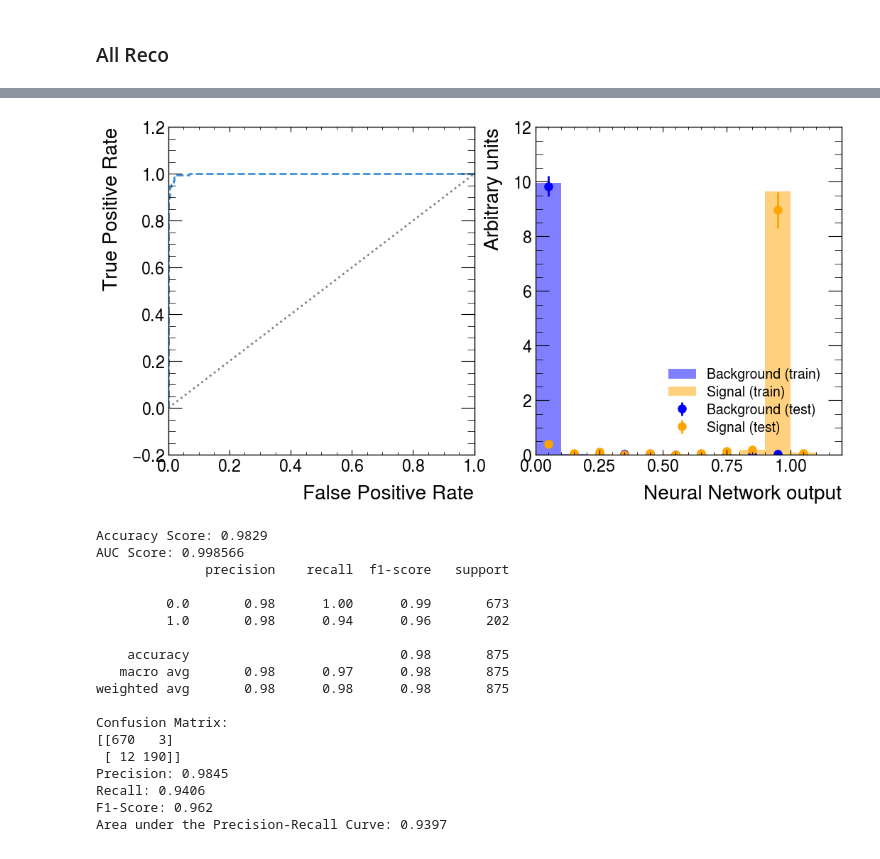
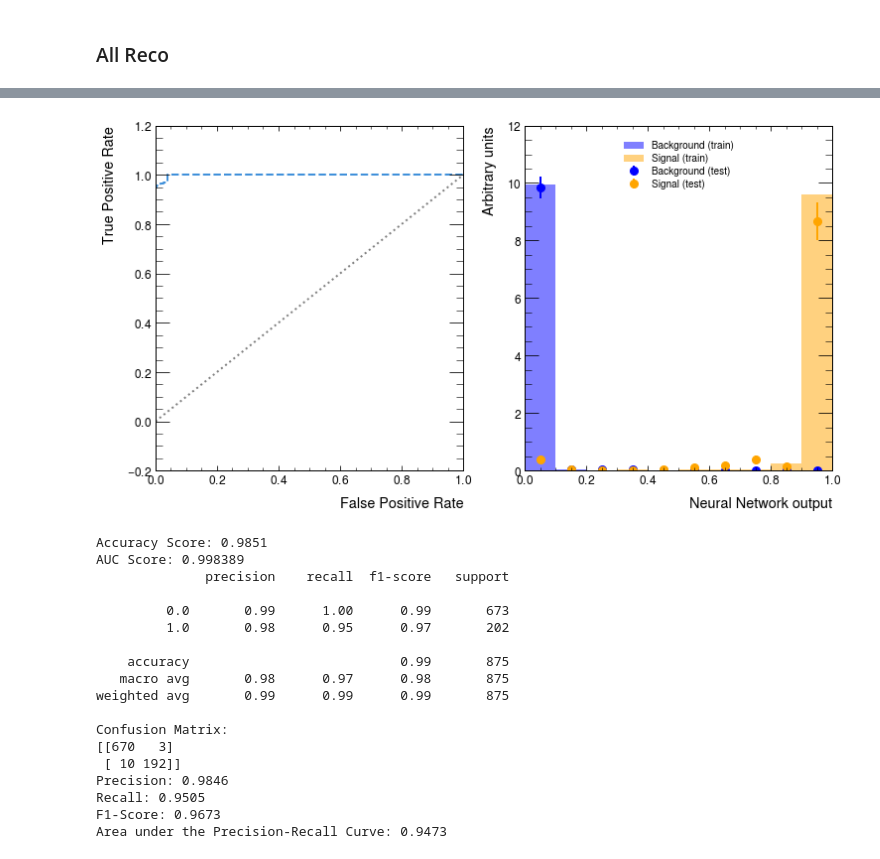
Before and after one commit to archiebrooks02/MPHYS-4Top, a Jupyter notebook: ML_bigdata.ipynb, the cells around one changed output, grey strips where cells are left out. Cells and saved outputs as stored; diff of their text form; code cells hidden in the pictures.

```diff
--- a/ML_bigdata.ipynb
+++ b/ML_bigdata.ipynb
@@ -2839,7 +3483,7 @@ X_scaled_partonic = scaler.transform(X_partonic)
 # %%
 epochs = 20  # number of training epochs
 batch_size = 20  # number of samples per batch
-input_size = len(X_partonic[0,:])  # The number of features
+input_size = len(X_partonic_FM_0L[0,:])  # The number of features
 num_classes = 2  # The number of output classes. In this case: [signal, background]
 hidden_size = 32
 hidden_size1 = 32  # The number of nodes at the first hidden layer
@@ -2908,38 +3531,59 @@ auc_pr_partonic = average_precision_score(y_test_partonic,y_pred_NN_partonic)
+# %%
+X_test_tensor_partonic_FM_0L = torch.as_tensor(X_test_scaled_partonic_FM_0L, dtype=torch.float)
+y_test_tensor_partonic_FM_0L = torch.as_tensor(y_test_partonic_FM_0L, dtype=torch.long)
+
+X_test_var_partonic_FM_0L, y_test_var_partonic_FM_0L = Variable(X_test_tensor_partonic_FM_0L), Variable(y_test_tensor_partonic_FM_0L)
+out_partonic_FM_0L,prob_partonic_FM_0L = NN_clf_partonic_FM_0L(X_test_var_partonic_FM_0L)
+y_pred_NN_partonic_FM_0L = (prob_partonic_FM_0L.cpu().detach().numpy().argmax(axis=1))
+
+decisions_nn_partonic_FM_0L = (NN_clf_partonic_FM_0L(X_test_var_partonic_FM_0L)[1][:, 1].cpu().detach().numpy())
+
+fpr_nn_partonic_FM_0L, tpr_nn_partonic_FM_0L, thresholds_nn_partonic_FM_0L = roc_curve(y_test_partonic_FM_0L, decisions_nn_partonic_FM_0L)
+
+ams_nn_partonic_FM_0L = AMS(tpr_nn_partonic_FM_0L,fpr_nn_partonic_FM_0L,b_reg)
+
+auc_score_partonic_FM_0L = roc_auc_score(y_test_partonic_FM_0L,decisions_nn_partonic_FM_0L)
+
+cm_partonic_FM_0L = confusion_matrix(y_test_partonic_FM_0L, y_pred_NN_partonic_FM_0L)
+precision_partonic_FM_0L = precision_score(y_test_partonic_FM_0L, y_pred_NN_partonic_FM_0L)
+recall_partonic_FM_0L = recall_score(y_test_partonic_FM_0L, y_pred_NN_partonic_FM_0L)
+f1_partonic_FM_0L = f1_score(y_test_partonic_FM_0L, y_pred_NN_partonic_FM_0L)
+auc_pr_partonic_FM_0L = average_precision_score(y_test_partonic_FM_0L,y_pred_NN_partonic_FM_0L)
 # %%
 fig, ax = plt.subplots(1,2, figsize=(12,6))
 
-ax[0].plot(fpr_nn_partonic, tpr_nn_partonic, linestyle="dashed", label="Neural Network")
+ax[0].plot(fpr_nn_partonic_FM_0L, tpr_nn_partonic_FM_0L, linestyle="dashed", label="Neural Network")
 ax[0].plot([0, 1], [0, 1], linestyle="dotted", color="grey", label="Luck")
 ax[0].set_xlabel("False Positive Rate")
 ax[0].set_ylabel("True Positive Rate")
-compare_train_test(NN_clf_partonic, X_train_scaled_partonic, y_train_partonic, X_test_scaled_partonic, y_test_partonic, "Neural Network output")
+compare_train_test(NN_clf_partonic_FM_0L, X_train_scaled_partonic_FM_0L, y_train_partonic_FM_0L, X_test_scaled_partonic_FM_0L, y_test_partonic_FM_0L, "Neural Network output")
 plt.show()
-print(f"Accuracy Score: {accuracy_score(y_test_partonic, y_pred_NN_partonic):.4g}")
-print(f"AUC Score: {auc_score_partonic:.6g}")
-print(classification_report(y_test_partonic,y_pred_NN_partonic))
-print(f"Confusion Matrix: \n{cm_partonic}")
-print(f"Precision: {precision_partonic:.4g}")
-print(f"Recall: {recall_partonic:.4g}")
-print(f"F1-Score: {f1_partonic:.4g}")
-print(f"Area under the Precision-Recall Curve: {auc_pr_partonic:.4g}")
+print(f"Accuracy Score: {accuracy_score(y_test_partonic_FM_0L, y_pred_NN_partonic_FM_0L):.4g}")
+print(f"AUC Score: {auc_score_partonic_FM_0L:.6g}")
+print(classification_report(y_test_partonic_FM_0L,y_pred_NN_partonic_FM_0L))
+print(f"Confusion Matrix: \n{cm_partonic_FM_0L}")
+print(f"Precision: {precision_partonic_FM_0L:.4g}")
+print(f"Recall: {recall_partonic_FM_0L:.4g}")
+print(f"F1-Score: {f1_partonic_FM_0L:.4g}")
+print(f"Area under the Precision-Recall Curve: {auc_pr_partonic_FM_0L:.4g}")
 # %% [output]
-[figure, old version]
+[figure, new version]
-Accuracy Score: 0.9829
-AUC Score: 0.998566
+Accuracy Score: 0.9851
+AUC Score: 0.998389
               precision    recall  f1-score   support
 
-         0.0       0.98      1.00      0.99       673
-         1.0       0.98      0.94      0.96       202
+         0.0       0.99      1.00      0.99       673
+         1.0       0.98      0.95      0.97       202
 
-    accuracy                           0.98       875
+    accuracy                           0.99       875
    macro avg       0.98      0.97      0.98       875
-weighted avg       0.98      0.98      0.98       875
+weighted avg       0.99      0.99      0.99       875
 
 Confusion Matrix:
 [[670   3]
- [ 12 190]]
-Precision: 0.9845
-Recall: 0.9406
-F1-Score: 0.962
-Area under the Precision-Recall Curve: 0.9397
+ [ 10 192]]
+Precision: 0.9846
+Recall: 0.9505
+F1-Score: 0.9673
+Area under the Precision-Recall Curve: 0.9473
 # %%
```
Also changed, not shown: parts of 62 cells of this notebook.
